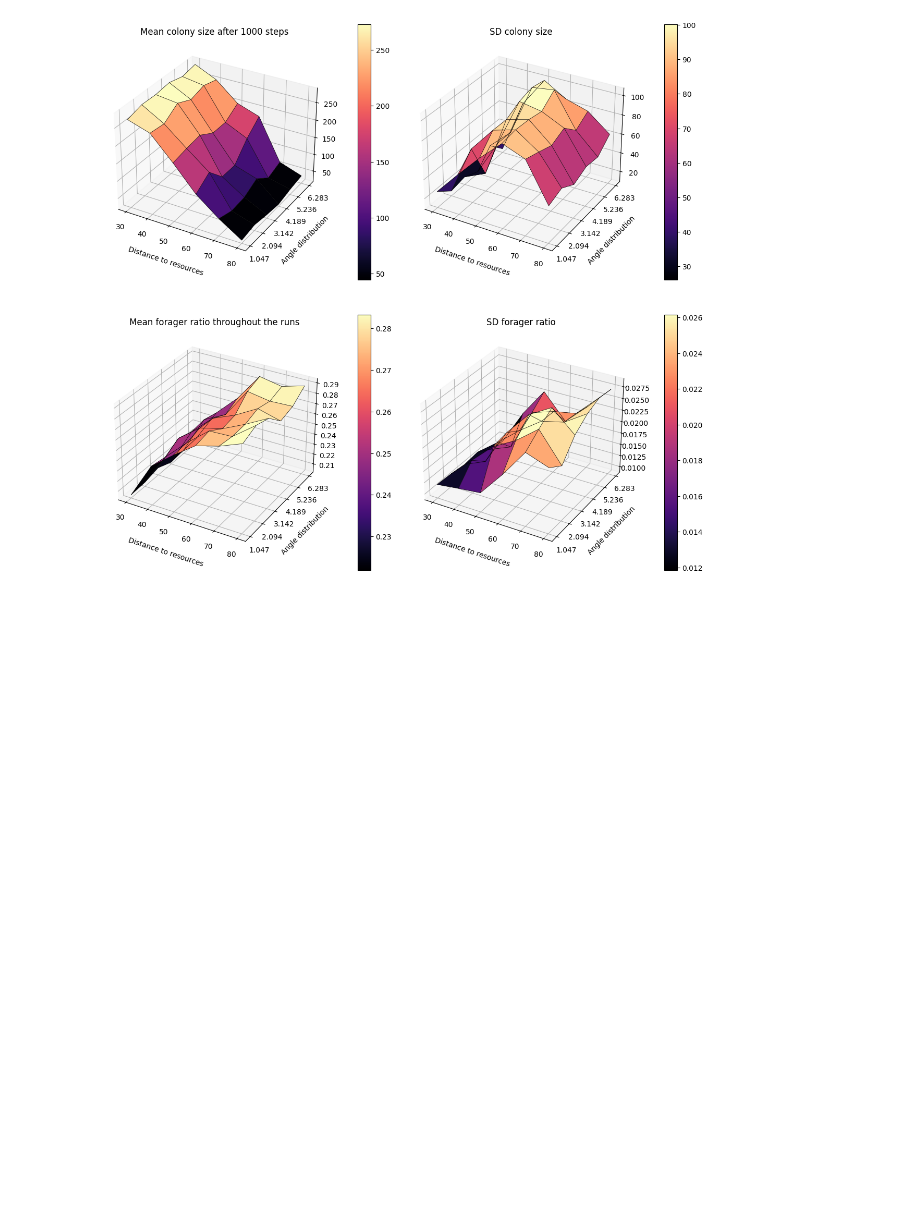
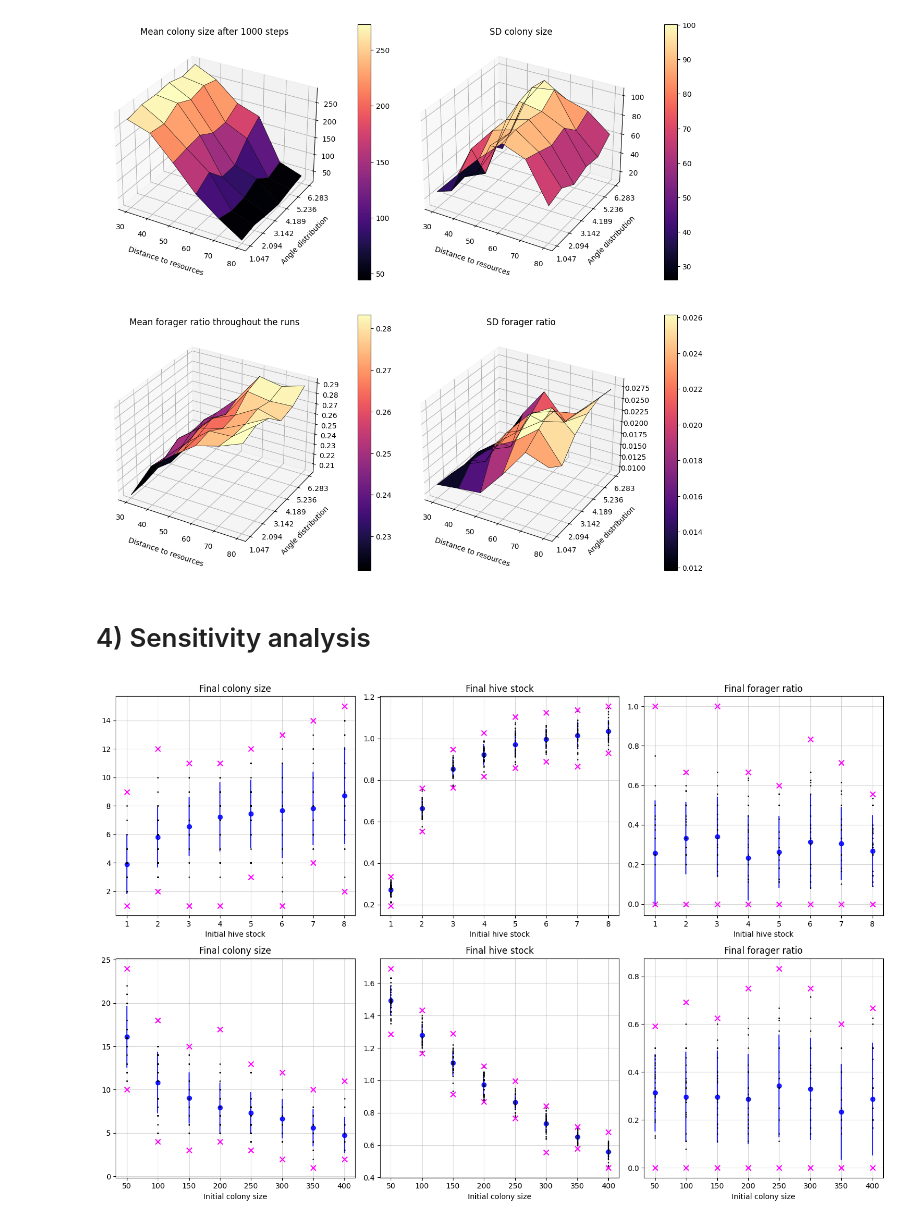
Before and after one commit to jonas4climate/honeybee-colony-abm, a Jupyter notebook: results.ipynb, the cells around one changed output. Saved outputs shown, nothing was run; the diff lists cells and outputs as text; code cells hidden in the pictures; blank space fills up the shorter version.

Commit message:
SA plots template (results are wrong, need rerunning)

```diff
--- a/experiments.ipynb
+++ b/results.ipynb
@@ -328,3 +328,5 @@ plt.savefig(FIGURE_PATH + "resource_clustering.png", bbox_inches='tight')
 plt.show()
 # %% [output]
 [figure]
+# %% [markdown]
+# 4) Sensitivity analysis
@@ -330,0 +335,36 @@ plt.show()
+# %%
+fig, axes = plt.subplots(len(PARAMS), len(DATA_COLLECTORS), figsize=(15,5*len(PARAMS)))
+
+PLOT_TITLES = ['Final colony size', 'Final hive stock', 'Final forager ratio']
+AXIS_LABELS = ['Initial hive stock', 'Initial colony size']
+
+for (i, PARAM) in enumerate(PARAMS):
+    DATA = np.load(os.path.join(SAVE_PATH,  PARAM + ".npy"))
+    DOMAIN = np.linspace(PROBLEM['bounds'][i][0], PROBLEM['bounds'][i][1], N_SAMPLES)
+
+    for j, (name, ax) in enumerate(zip(PLOT_TITLES, axes[i])):
+        ax.grid(alpha=0.5)
+        ax.set_xticks(DOMAIN)
+        ax.set_xlabel(AXIS_LABELS[i])
+        ax.set_title(PLOT_TITLES[j])
+
+    for X_POINT in DOMAIN:
+        DATA_CHUNK = DATA[DATA[:, 0] == X_POINT]
+
+        for (k, ax) in enumerate(axes[i]):
+
+            # Mean and standard deviation
+            ax.errorbar(X_POINT, np.mean(DATA_CHUNK[:, k + 1]), np.std(DATA_CHUNK[:, k + 1]), fmt="ob", lw=1.5, alpha=0.85)
+
+            # All data point
+            for Y_POINT in DATA_CHUNK[:, k + 1]:
+                ax.scatter(X_POINT, Y_POINT, c='k', s=1.5, zorder=10, alpha=0.7)
+
+            # Min and max
+            ax.scatter(X_POINT, np.max(DATA_CHUNK[:, k + 1]), c='magenta', s=50, zorder=10, marker='x')
+            ax.scatter(X_POINT, np.min(DATA_CHUNK[:, k + 1]), c='magenta', s=50, zorder=10, marker='x')
+
+fig.tight_layout()
+plt.show()
+# %% [output]
+[figure, added]
```
Also changed, not shown: parts of 5 cells of this notebook, 5 other files.
